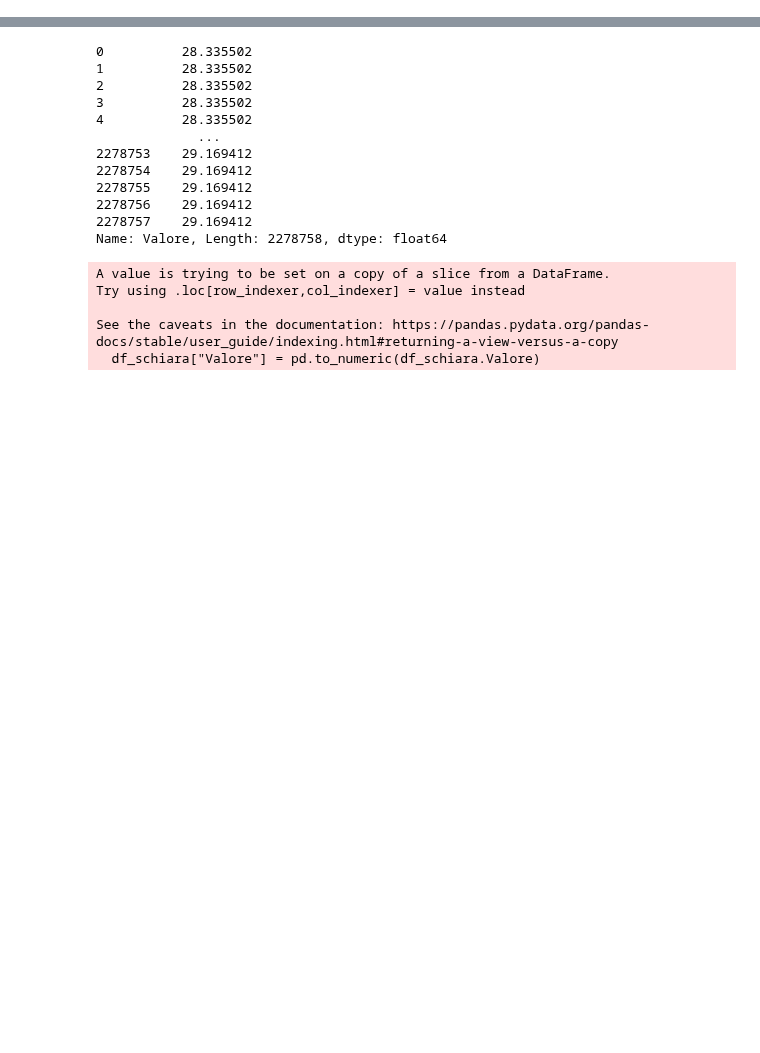
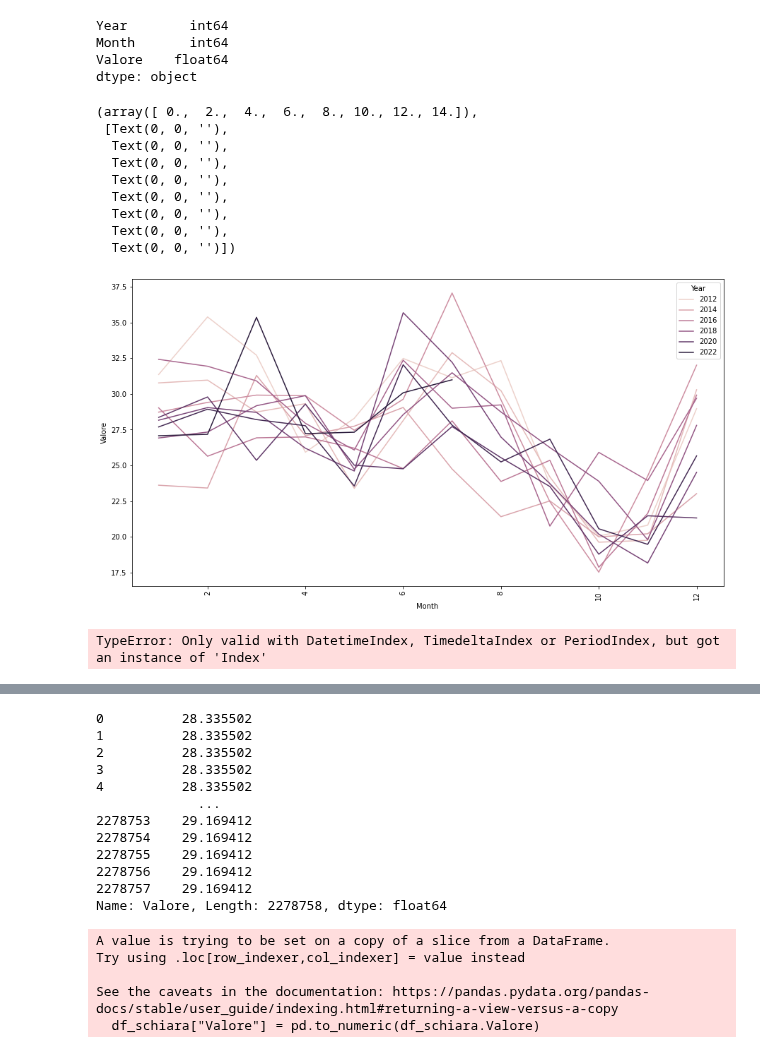
Before and after one commit to WebValley2022/webvalley-dashboard, a Jupyter notebook: LigiaNotebookAppa.ipynb, the cells around one changed output, grey strips where cells are left out. Cells and saved outputs as stored; diff of their text form; code cells hidden in the pictures; blank space fills up the shorter version.

```diff
--- a/LigiaNotebookAppa.ipynb
+++ b/LigiaNotebookAppa.ipynb
@@ -26,0 +100,5 @@ df.resample("W", on="Data").mean()
+# %%
+df = df.reset_index()
+# %%
+df = df.groupby([df.Data.dt.year, df.Data.dt.month]).mean()
+df
@@ -26,0 +120,2 @@ df.resample("W", on="Data").mean()
+# %%
+df.index.names = ["Year", "Month"]
@@ -26,0 +139,2 @@ df.resample("W", on="Data").mean()
+# %%
+df = df.reset_index()
@@ -27,3 +157,44 @@ df.resample("W", on="Data").mean()
+# %%
+df.dtypes
+# %% [output]
+Year        int64
+Month       int64
+Valore    float64
+dtype: object
+# %%
+plt.gcf().set_size_inches(15, 8)
+sns.lineplot(y="Valore", x="Month", hue= "Year",data=df)
+xticks(rotation = 90)
+# %% [output]
+(array([ 0.,  2.,  4.,  6.,  8., 10., 12., 14.]),
+ [Text(0, 0, ''),
+  Text(0, 0, ''),
+  Text(0, 0, ''),
+  Text(0, 0, ''),
+  Text(0, 0, ''),
+  Text(0, 0, ''),
+  Text(0, 0, ''),
+  Text(0, 0, '')])
+[figure, added]
+# %%
+
+from matplotlib.pyplot import xticks
+
+df = df[df.Valore != "n.d."]
+df["Data"] = pd.to_datetime(df['Data']) #.dt.to_period('M')
+df_curr = df[df['Data'].dt.year == 2022]
+
+df_curr = df_curr.resample("M", on="Data").mean()
+print(df_curr)
+
+df_curr["Valore"] = pd.to_numeric(df_curr.Valore)
+
+plt.gcf().set_size_inches(15, 8)
+sns.lineplot(y="Valore", x="Data", data=df_curr)
+xticks(rotation = 90)
+#df.groupby(pd.PeriodIndex(df['Data'], freq="M"))['Valore'].mean().reset_index()
+# %% [output]
+TypeError: Only valid with DatetimeIndex, TimedeltaIndex or PeriodIndex, but got an instance of 'Index'
 # %%
 from matplotlib.pyplot import xticks
 
```
Also changed, not shown: parts of 12 cells of this notebook, 4 other files.
